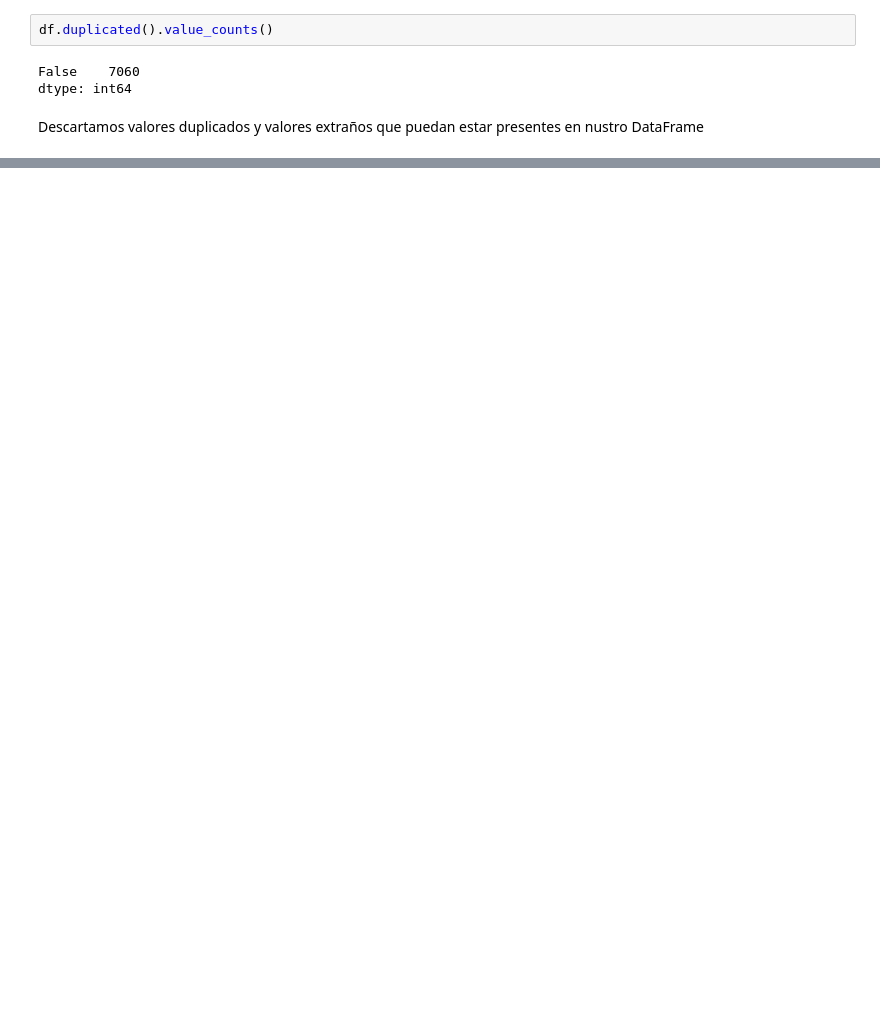
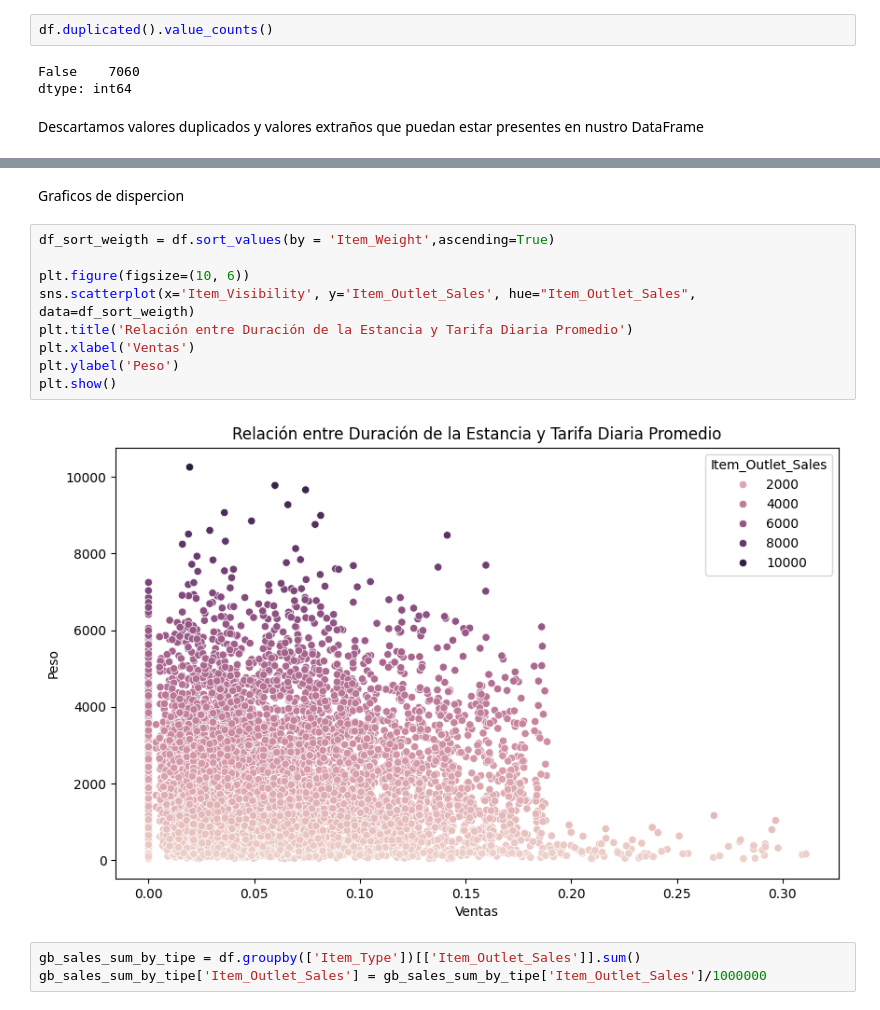
Before and after one commit to JuniorRF19/Sales-Predictions, a Jupyter notebook: Sales_Prediction.ipynb, the cells around one changed output, grey strips where cells are left out. Drawn from its saved outputs; the diff is of its cells as text; blank space fills up the shorter version.

```diff
--- a/Sales_Prediction.ipynb
+++ b/Sales_Prediction.ipynb
@@ -105,0 +141,16 @@ Descartamos valores duplicados y valores extraños que puedan estar presentes en
+# %% [markdown]
+Graficos de dispercion
+# %%
+df_sort_weigth = df.sort_values(by = 'Item_Weight',ascending=True)
+
+plt.figure(figsize=(10, 6))
+sns.scatterplot(x='Item_Visibility', y='Item_Outlet_Sales', hue="Item_Outlet_Sales", data=df_sort_weigth)
+plt.title('Relación entre Duración de la Estancia y Tarifa Diaria Promedio')
+plt.xlabel('Ventas')
+plt.ylabel('Peso')
+plt.show()
+# %% [output]
+[figure, added]
+# %%
+gb_sales_sum_by_tipe = df.groupby(['Item_Type'])[['Item_Outlet_Sales']].sum()
+gb_sales_sum_by_tipe['Item_Outlet_Sales'] = gb_sales_sum_by_tipe['Item_Outlet_Sales']/1000000
```
Also changed, not shown: parts of 46 cells of this notebook.
